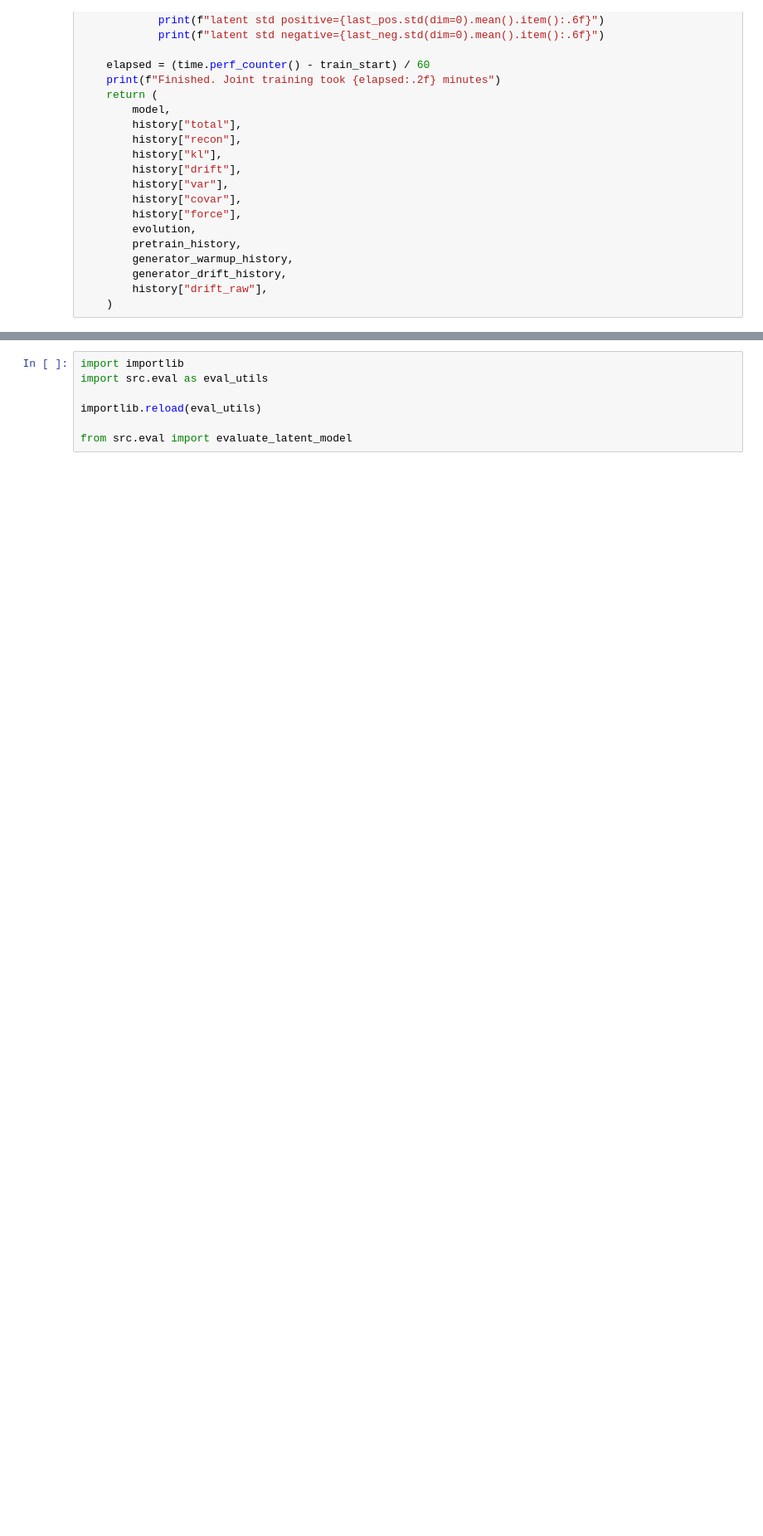
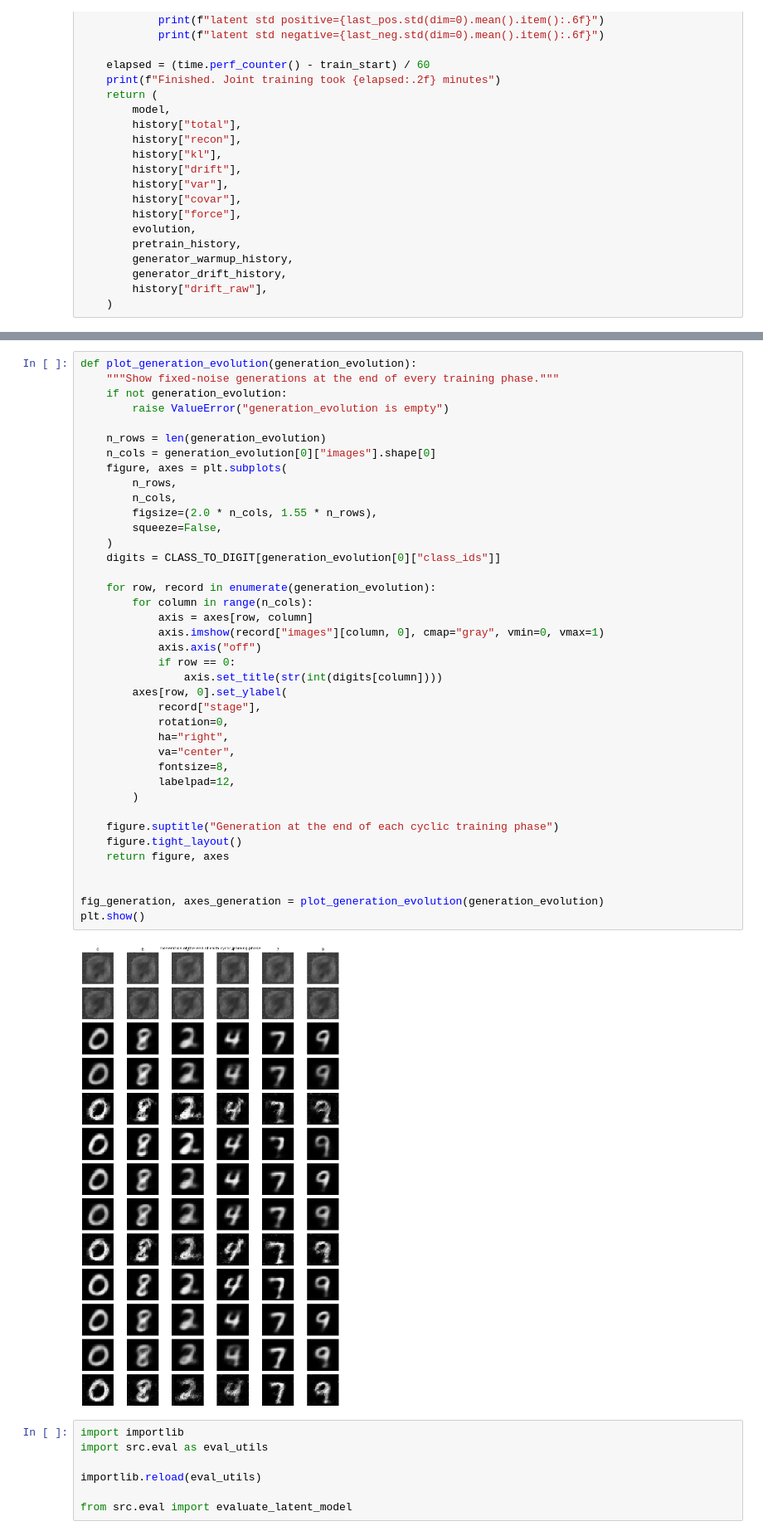
Before and after one commit to quirosaspron/polymath-jr-drifting, a Jupyter notebook: joint training experiments/algorithms/cyclic-pretrained-full-joint.ipynb, the cells around one changed output, grey strips where cells are left out. Shown at 83% size. Drawn from its saved outputs; the diff is of its cells as text; blank space fills up the shorter version.

```diff
--- a/joint training experiments/algorithms/cyclic-pretrained-full-joint.ipynb
+++ b/joint training experiments/algorithms/cyclic-pretrained-full-joint.ipynb
@@ -956,3 +1011,44 @@ plt.show()
+# %%
+def plot_generation_evolution(generation_evolution):
+    """Show fixed-noise generations at the end of every training phase."""
+    if not generation_evolution:
+        raise ValueError("generation_evolution is empty")
+
+    n_rows = len(generation_evolution)
+    n_cols = generation_evolution[0]["images"].shape[0]
+    figure, axes = plt.subplots(
+        n_rows,
+        n_cols,
+        figsize=(2.0 * n_cols, 1.55 * n_rows),
+        squeeze=False,
+    )
+    digits = CLASS_TO_DIGIT[generation_evolution[0]["class_ids"]]
+
+    for row, record in enumerate(generation_evolution):
+        for column in range(n_cols):
+            axis = axes[row, column]
+            axis.imshow(record["images"][column, 0], cmap="gray", vmin=0, vmax=1)
+            axis.axis("off")
+            if row == 0:
+                axis.set_title(str(int(digits[column])))
+        axes[row, 0].set_ylabel(
+            record["stage"],
+            rotation=0,
+            ha="right",
+            va="center",
+            fontsize=8,
+            labelpad=12,
+        )
+
+    figure.suptitle("Generation at the end of each cyclic training phase")
+    figure.tight_layout()
+    return figure, axes
+
+
+fig_generation, axes_generation = plot_generation_evolution(generation_evolution)
+plt.show()
+# %% [output]
+[figure, added]
 # %%
 import importlib
 import src.eval as eval_utils
```
Also changed, not shown: parts of 18 cells of this notebook, 20 other files.
